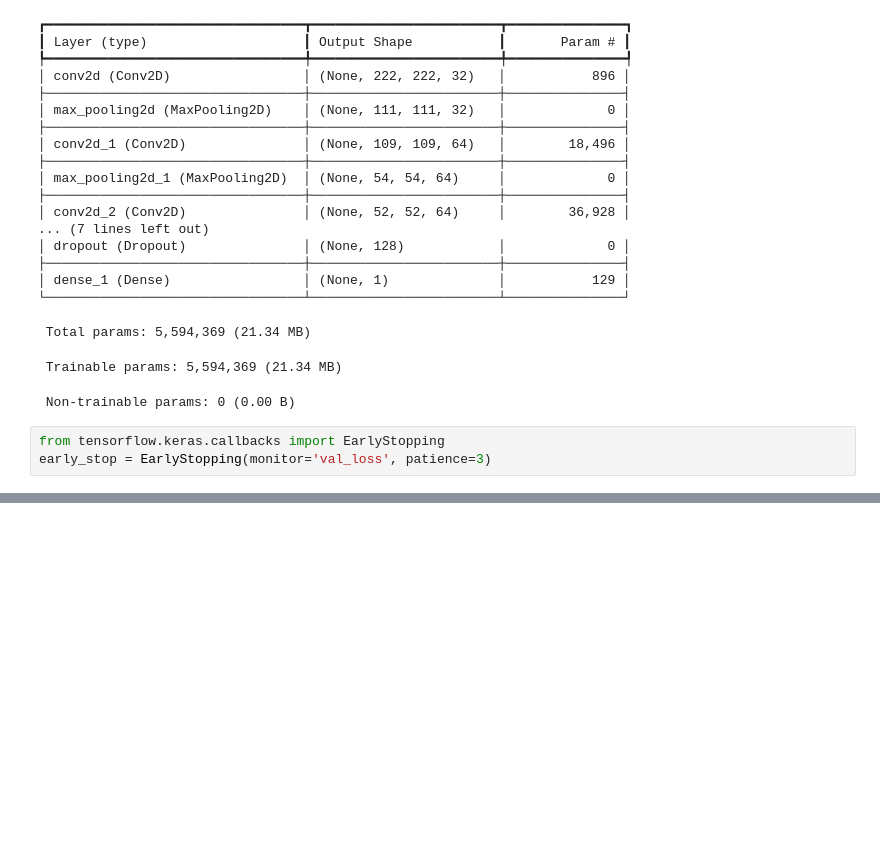
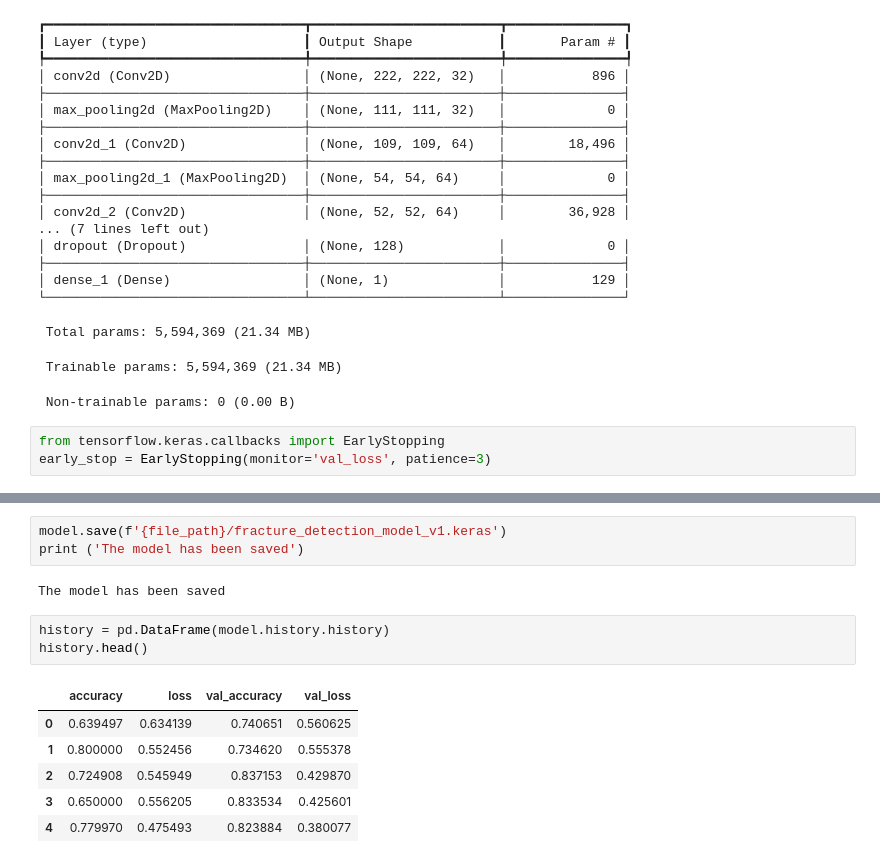
Before and after one commit to Felix-53/XrayFractureClass, a Jupyter notebook: jupytr_notebooks/Models_Evaluation.ipynb, the cells around one changed output, grey strips where cells are left out. Saved outputs shown, nothing was run; the diff lists cells and outputs as text; blank space fills up the shorter version.

```diff
--- a/jupytr_notebooks/Models_Evaluation.ipynb
+++ b/jupytr_notebooks/Models_Evaluation.ipynb
@@ -268,0 +277,15 @@ Detected at node PyFunc defined at (most recent call last):
+# %%
+model.save(f'{file_path}/fracture_detection_model_v1.keras')
+print ('The model has been saved')
+# %% [output]
+The model has been saved
+# %%
+history = pd.DataFrame(model.history.history)
+history.head()
+# %% [output]
+|  | accuracy | loss | val_accuracy | val_loss |
+| 0 | 0.639497 | 0.634139 | 0.740651 | 0.560625 |
+| 1 | 0.800000 | 0.552456 | 0.734620 | 0.555378 |
+| 2 | 0.724908 | 0.545949 | 0.837153 | 0.429870 |
+| 3 | 0.650000 | 0.556205 | 0.833534 | 0.425601 |
+| 4 | 0.779970 | 0.475493 | 0.823884 | 0.380077 |
```
Also changed, not shown: parts of 8 cells of this notebook, 3 other files.
